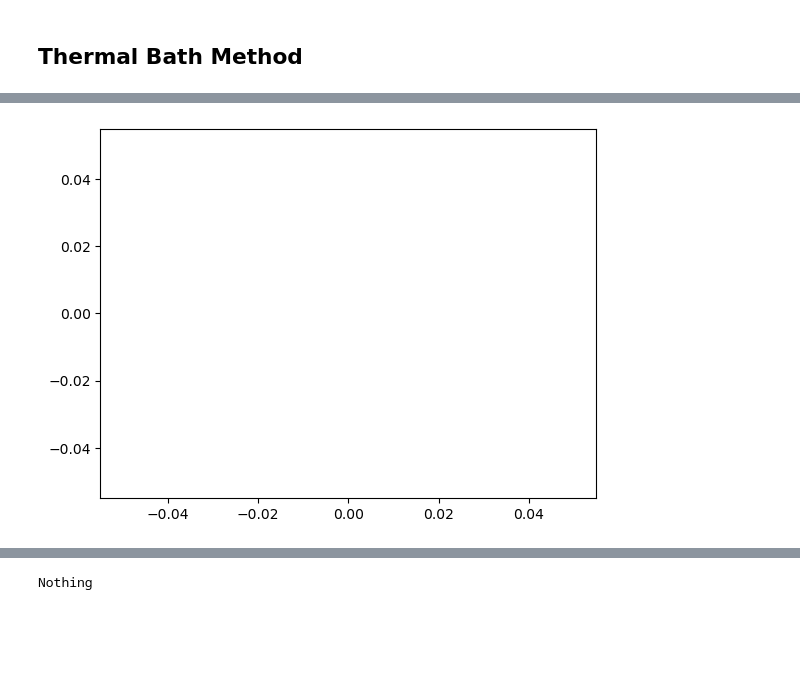
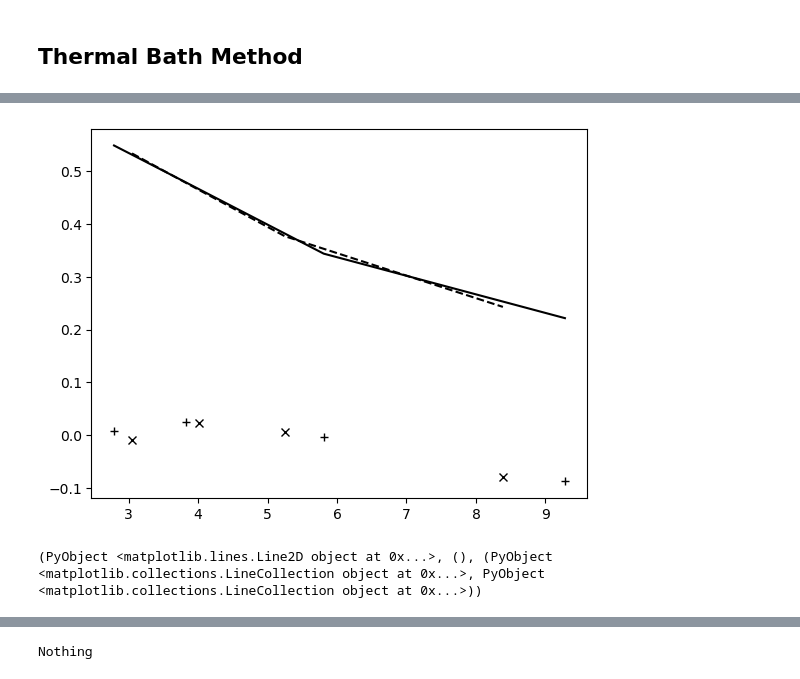
Before and after one commit to EmilySRichards/KineticMonteCarlo, a Jupyter notebook: PROJECT/Main.ipynb, the cells around one changed output, grey strips where cells are left out. Saved outputs shown, nothing was run; the diff lists cells and outputs as text; code cells hidden in the pictures; blank space fills up the shorter version.

```diff
--- a/PROJECT/Main.ipynb
+++ b/PROJECT/Main.ipynb
@@ -98,15 +103,13 @@ PlotGraph(vertices, edges)
 # %%
 @everywhere include(dir * "/functions/simulationFunctions/DemonHeatBath.jl")
 # %%
-L = [6, 6]
+L = [15, 5]
 PBC = [false, true]
 
-𝒽 = [0.0]
-
 num_histories = 1
-therm_runtime = 100
-runtime = 200
-t_therm = 100
+therm_runtime = 300
+runtime = 1500
+t_therm = 200
 t_autocorr = 1
 N_blocks = -1
 
@@ -114,7 +117,7 @@ W = 5
 Tc = 0.1
 Th = 10.0
 
-T, κ, C, Diff, TStd, κStd, CStd, DiffStd = BathSimulation(L, PBC, Basis, W, Tc, Th, num_histories, therm_runtime, runtime, t_therm, t_autocorr, N_blocks, 𝒽);
+T, κ, C, Diff, TStd, κStd, CStd, DiffStd = BathSimulation(L, PBC, Basis, W, Tc, Th, num_histories, therm_runtime, runtime, t_therm, t_autocorr, N_blocks);
 
 idx = W+1:size(T, 2)-W+1;
 # %%
@@ -151,13 +151,10 @@ savefig("figs/Demon_Bath_Capacity.png")
 # %%
 figure()
-for i in eachindex(𝒽)
-    plot(T[1,idx,i], Kfun(T[1,idx,i], 𝒽[i]), color=colors[i])
-
-    plotWithError(κ[1,idx,i], T[1,idx,i], colors[i], "+")#, κStd[1,idx,i], TStd[1,idx,i])
-    plotWithError(κ[2,idx,i], T[2,idx,i], colors[i], "x")#, κStd[2,idx,i], TStd[2,idx,i])
-end
-
-savefig("figs/Demon_Bath_Conductivity.png")
+plot(T[1,idx], Dfun(T[1,idx], 0), color=:black)
+plot(T[2,idx], Dfun(T[2,idx], 0), color=:black, "--")
+plotWithError(Diff[1,idx], T[1,idx], :black, "+")#, DiffStd[1,idx,i], TStd[1,idx,i])
+plotWithError(Diff[2,idx], T[2,idx], :black, "x")#, DiffStd[2,idx,i], TStd[2,idx,i])
 # %% [output]
-[figure, old version]
+[figure, new version]
+(PyObject <matplotlib.lines.Line2D object at 0x...>, (), (PyObject <matplotlib.collections.LineCollection object at 0x...>, PyObject <matplotlib.collections.LineCollection object at 0x...>))
 # %%
```
Also changed, not shown: parts of 71 cells of this notebook, 12 other files.
